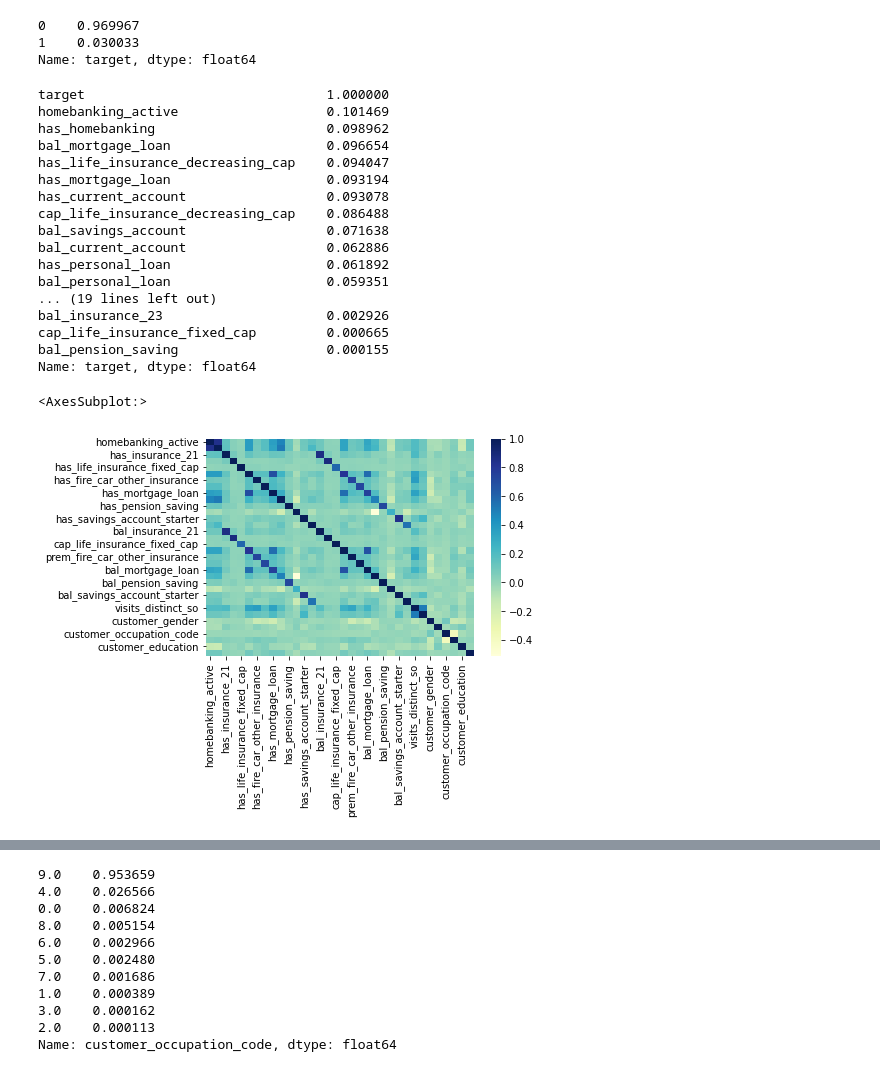
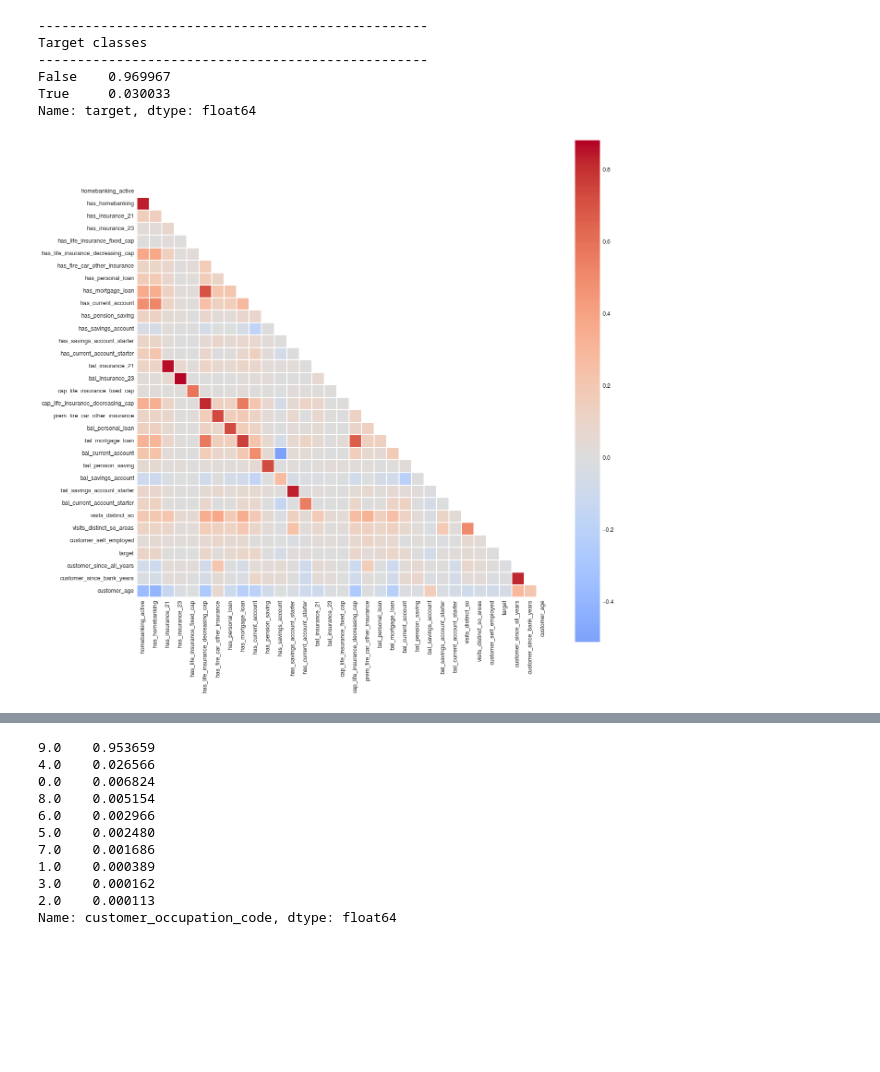
Before and after one commit to DPintacasi/BA1_Churn, a Jupyter notebook: notebooks/explore.ipynb, the cells around one changed output, grey strips where cells are left out. Cells and saved outputs as stored; diff of their text form; code cells hidden in the pictures; blank space fills up the shorter version.

```diff
--- a/notebooks/explore.ipynb
+++ b/notebooks/explore.ipynb
@@ -72,0 +64,19 @@ data.describe()
+# %%
+# cast types
+
+cols_binary = ['homebanking_active', 'has_homebanking',
+       'has_insurance_21', 'has_insurance_23', 'has_life_insurance_fixed_cap',
+       'has_life_insurance_decreasing_cap', 'has_fire_car_other_insurance',
+       'has_personal_loan', 'has_mortgage_loan', 'has_current_account',
+       'has_pension_saving', 'has_savings_account',
+       'has_savings_account_starter', 'has_current_account_starter','customer_self_employed']
+
+data[cols_binary] = data[cols_binary].astype('bool')
+data['target'] = data['target'].astype('bool')
+
+cols_object = ['customer_occupation_code', 'customer_postal_code', 'customer_education', 'customer_children',
+       'customer_relationship','customer_gender']
+
+data[cols_object] = data[cols_object].astype('object')
+
+data.info()
@@ -92,33 +138,34 @@ target                               0.000000
 dtype: float64
 # %%
-data.target.value_counts(normalize = True)
+print("-"*50)
+print('Target classes')
+print("-"*50)
+print(data.target.value_counts(normalize = True))
 # %% [output]
-0    0.969967
-1    0.030033
+--------------------------------------------------
+Target classes
+--------------------------------------------------
+False    0.969967
+True     0.030033
 Name: target, dtype: float64
-# %%
-corrs = data.corr()
-abs(corrs.target).sort_values(ascending = False)
-# %% [output]
-target                               1.000000
-homebanking_active                   0.101469
-has_homebanking                      0.098962
-bal_mortgage_loan                    0.096654
-has_life_insurance_decreasing_cap    0.094047
-has_mortgage_loan                    0.093194
-has_current_account                  0.093078
-cap_life_insurance_decreasing_cap    0.086488
-bal_savings_account                  0.071638
-bal_current_account                  0.062886
-has_personal_loan                    0.061892
-bal_personal_loan                    0.059351
-... (19 lines left out)
-bal_insurance_23                     0.002926
-cap_life_insurance_fixed_cap         0.000665
-bal_pension_saving                   0.000155
-Name: target, dtype: float64
+# %%
+# Date to years value conversion
+data['customer_since_all_years'] = (2018-data.customer_since_all.dt.year)
+data['customer_since_bank_years'] = (2018-data.customer_since_bank.dt.year)
+data['customer_age'] = (2018-data.customer_birth_date.dt.year)
 # %%
-sb.heatmap(data.corr(), cmap="YlGnBu")
+corrs = data.corr()
+mask = np.zeros_like(corrs)
+mask[np.triu_indices_from(mask)] = True
+with sns.axes_style("white"):
+    f, ax = plt.subplots(figsize=(20, 20))
+    ax = sns.heatmap(corrs
+                     , mask=mask
+                     , square=True
+                     , center = 0
+                     , cmap="coolwarm"
+                     , linewidth = 0.1
+#                      , robust = True
+                    )
 # %% [output]
-<AxesSubplot:>
-[figure, old version]
+[figure, new version]
```
Also changed, not shown: parts of 28 cells of this notebook, 1 other file.
